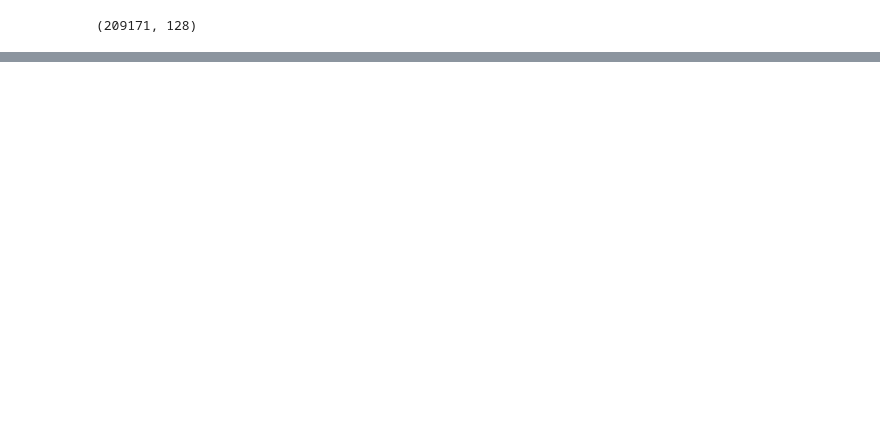
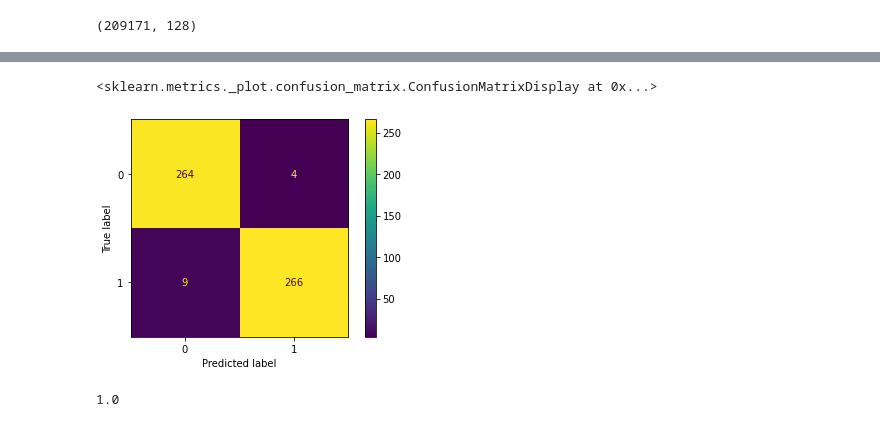
Before and after one commit to ksulaiman1/2022_CV_Exam_code, a Jupyter notebook: sift_image_classification.ipynb, the cells around one changed output, grey strips where cells are left out. Cells and saved outputs as stored; diff of their text form; code cells hidden in the pictures; blank space fills up the shorter version.

```diff
--- a/sift_image_classification.ipynb
+++ b/sift_image_classification.ipynb
@@ -264,0 +304,6 @@ ConfusionMatrixDisplay(cm).plot()
+# %%
+cm = confusion_matrix(y_test, svc_pred)
+ConfusionMatrixDisplay(cm).plot()
+# %% [output]
+<sklearn.metrics._plot.confusion_matrix.ConfusionMatrixDisplay at 0x...>
+[figure, added]
@@ -265,3 +314,9 @@ ConfusionMatrixDisplay(cm).plot()
+# %%
+loaded_model = pk.load(open(model, 'rb'))
+result = loaded_model.score(X_test, y_test)
+print(result)
+# %% [output]
+1.0
 # %%
 # for count, file_name in enumerate(os.listdir('banana')):
 #     os.rename(f'banana/{file_name}', 'cassava_'+str(count)+'.jpg')
```
Also changed, not shown: parts of 34 cells of this notebook.
